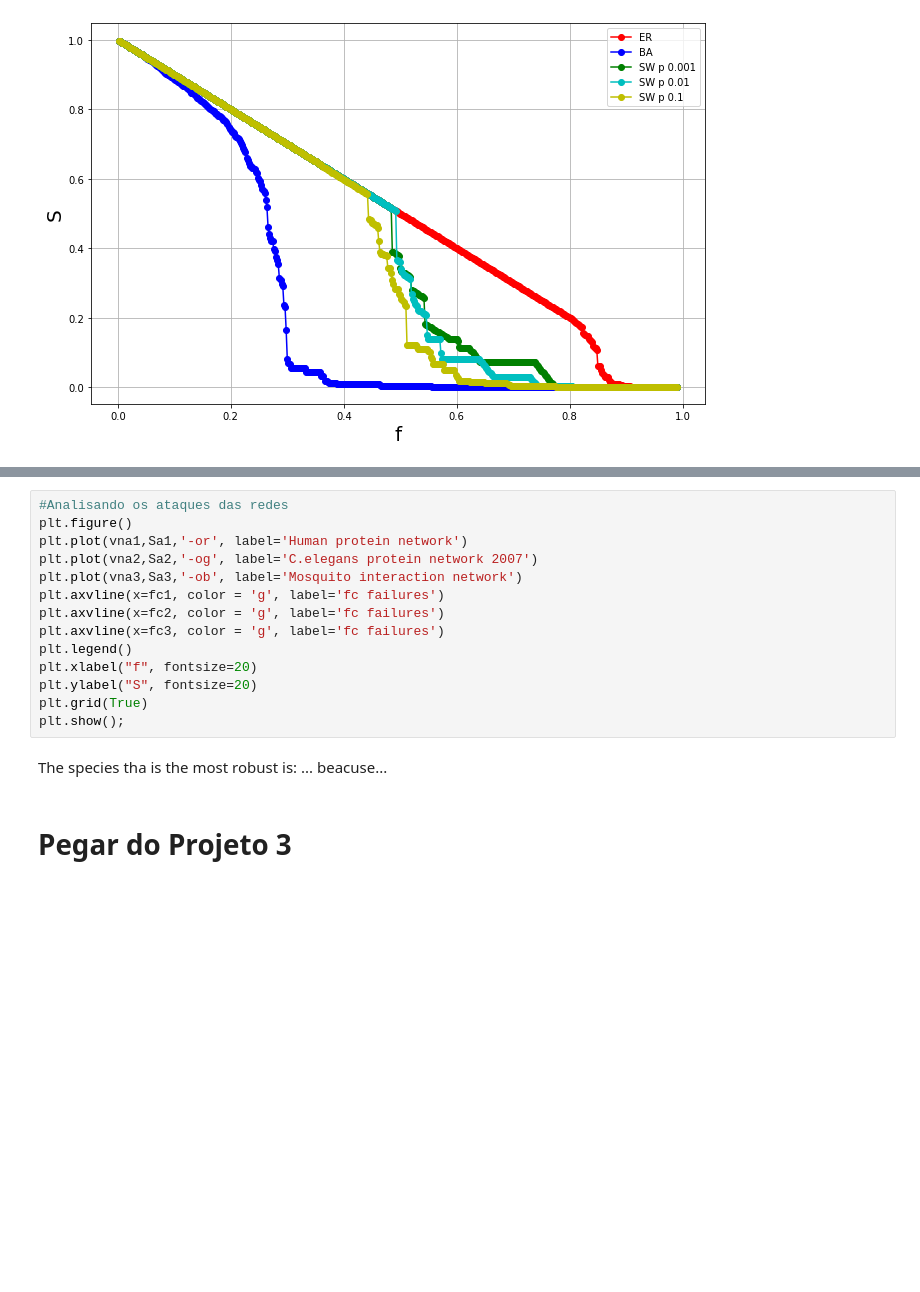
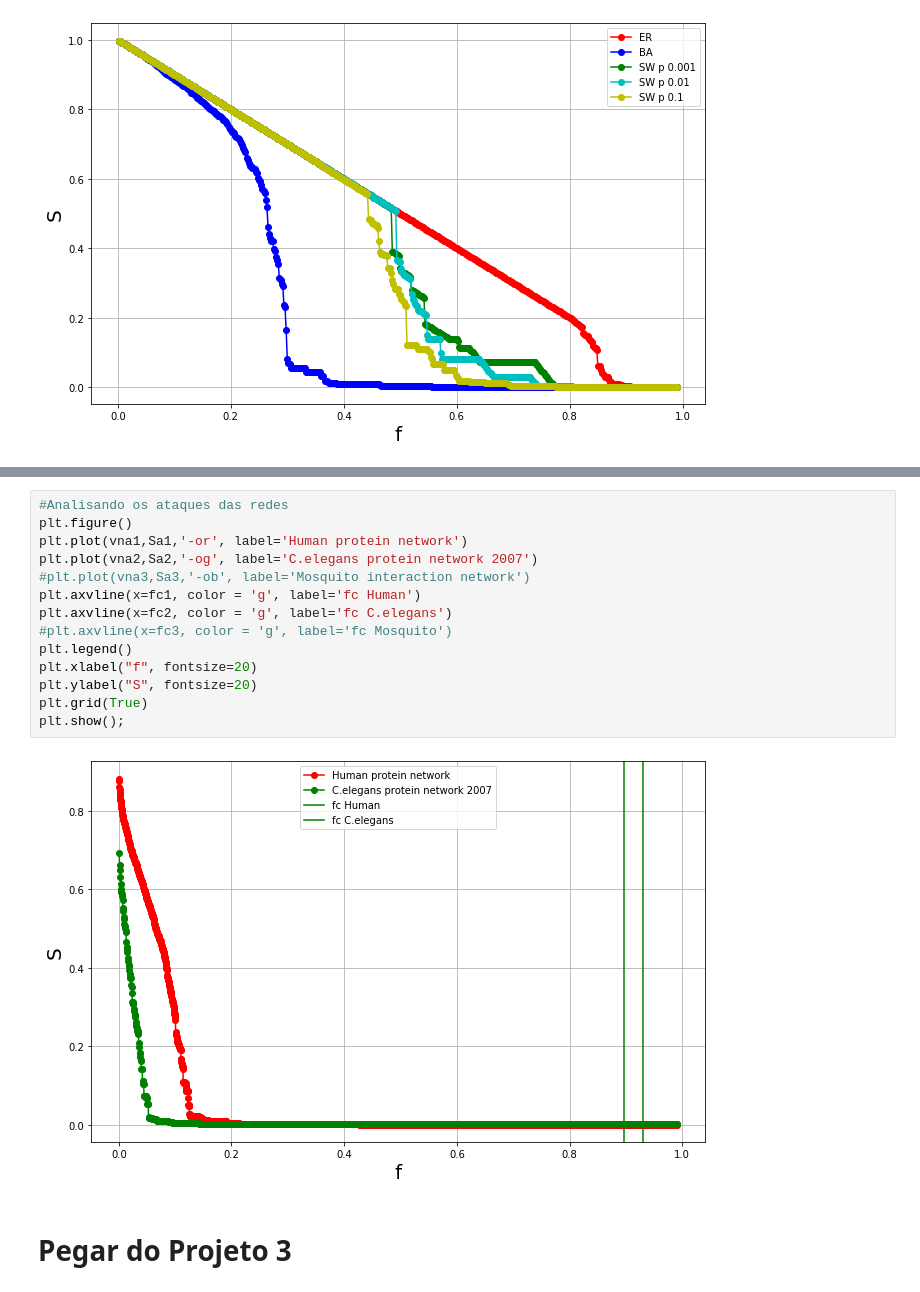
Before and after one commit to illiamw/Redes-Complexas, a Jupyter notebook: Projeto4/Projeto4.ipynb, the cells around one changed output, grey strips where cells are left out. Drawn from its saved outputs; the diff is of its cells as text; blank space fills up the shorter version.

```diff
--- a/Projeto4/Projeto4.ipynb
+++ b/Projeto4/Projeto4.ipynb
@@ -738,19 +751,19 @@ plt.show();
 # %%
 #Analisando os ataques das redes
 plt.figure()
 plt.plot(vna1,Sa1,'-or', label='Human protein network')
 plt.plot(vna2,Sa2,'-og', label='C.elegans protein network 2007')
-plt.plot(vna3,Sa3,'-ob', label='Mosquito interaction network')
-plt.axvline(x=fc1, color = 'g', label='fc failures')
-plt.axvline(x=fc2, color = 'g', label='fc failures')
-plt.axvline(x=fc3, color = 'g', label='fc failures')
+#plt.plot(vna3,Sa3,'-ob', label='Mosquito interaction network')
+plt.axvline(x=fc1, color = 'g', label='fc Human')
+plt.axvline(x=fc2, color = 'g', label='fc C.elegans')
+#plt.axvline(x=fc3, color = 'g', label='fc Mosquito')
 plt.legend()
 plt.xlabel("f", fontsize=20)
 plt.ylabel("S", fontsize=20)
 plt.grid(True)
 plt.show();
+# %% [output]
+[figure, added]
-# %% [markdown]
-The species tha is the most robust is: ... beacuse...
 # %% [markdown]
 # Pegar do Projeto 3
 # %% [markdown]
```
Also changed, not shown: parts of 19 cells of this notebook.
